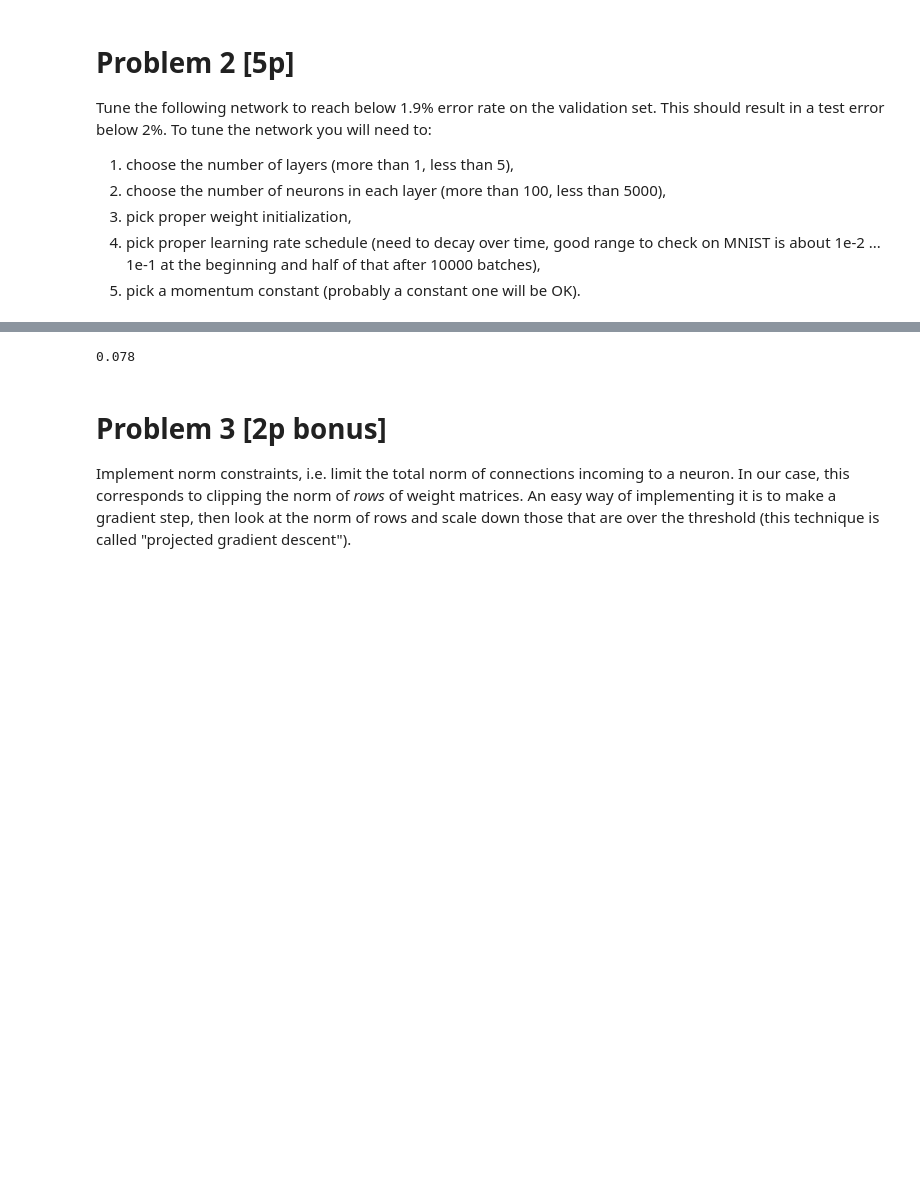
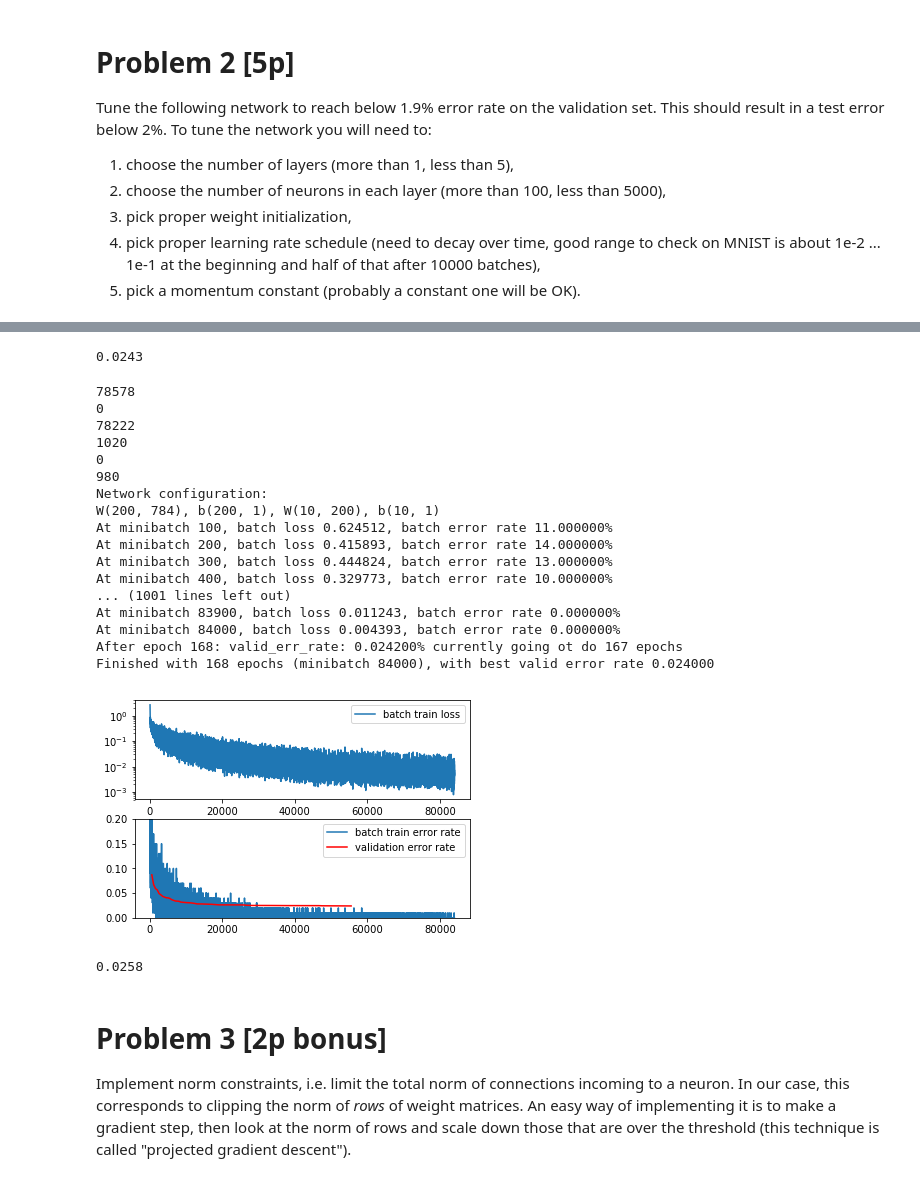
Before and after one commit to swistak35/nn_assignments, a Jupyter notebook: assignment5/Assignment5.ipynb, the cells around one changed output, grey strips where cells are left out. Drawn from its saved outputs; the diff is of its cells as text; code cells hidden in the pictures; blank space fills up the shorter version.

```diff
--- a/assignment5/Assignment5.ipynb
+++ b/assignment5/Assignment5.ipynb
@@ -568,7 +644,44 @@ Finished with 415 epochs (minibatch 207500), with best valid error rate 0.031000
+# %%
+compute_error_rate(net, mnist_test_stream)
+# %% [output]
+0.0243
+# %%
+weight_init = IsotropicGaussian(std=0.1, mean=0.0)
+net = FeedForwardNet([
+        AffineLayer(784, 200, weight_init = weight_init),
+        TanhLayer(),
+        AffineLayer(200, 10, weight_init = weight_init),
+        SoftMaxLayer()
+    ])
+SGD(net, mnist_train_stream, mnist_validation_stream, mnist_test_stream,
+    print_debug = True,
+    epochs = 3,
+    regularization_alg = RegularizationAlgNone(),
+    alpha_alg = AlphaAlgExp(initial = 5e-2, rate = 0.992),
+    momentum_alg = MomentumAlg1())
+# %% [output]
+78578
+0
+78222
+1020
+0
+980
+Network configuration:
+W(200, 784), b(200, 1), W(10, 200), b(10, 1)
+At minibatch 100, batch loss 0.624512, batch error rate 11.000000%
+At minibatch 200, batch loss 0.415893, batch error rate 14.000000%
+At minibatch 300, batch loss 0.444824, batch error rate 13.000000%
+At minibatch 400, batch loss 0.329773, batch error rate 10.000000%
+... (1001 lines left out)
+At minibatch 83900, batch loss 0.011243, batch error rate 0.000000%
+At minibatch 84000, batch loss 0.004393, batch error rate 0.000000%
+After epoch 168: valid_err_rate: 0.024200% currently going ot do 167 epochs
+Finished with 168 epochs (minibatch 84000), with best valid error rate 0.024000
+[figure, added]
 # %%
 compute_error_rate(net, mnist_test_stream)
 # %% [output]
-0.078
+0.0258
 # %% [markdown]
 # Problem 3 [2p bonus]
 
```
Also changed, not shown: parts of 7 cells of this notebook.
